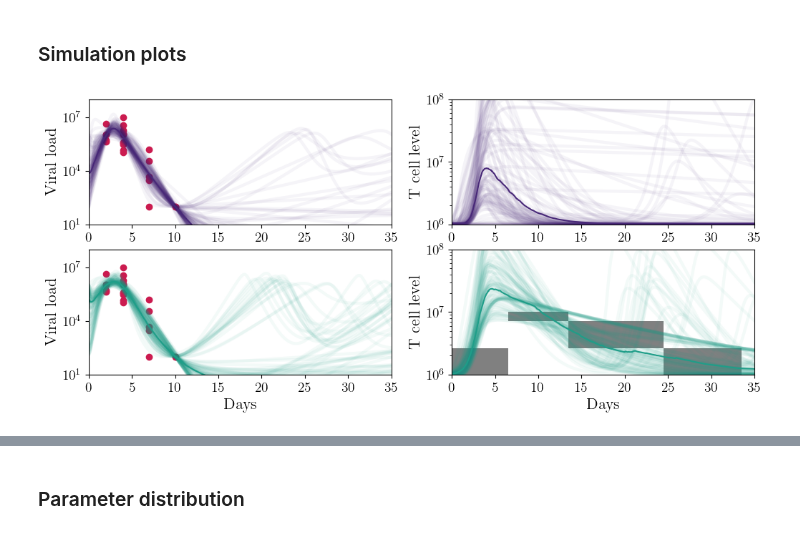
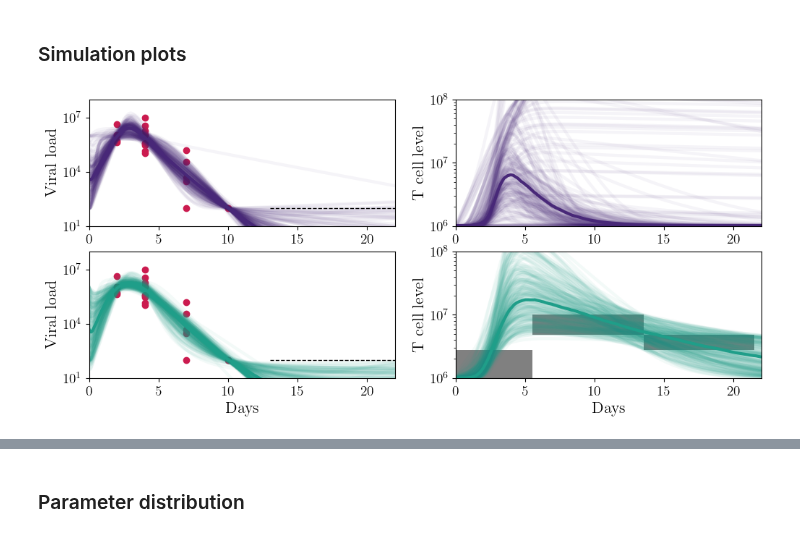
Before and after one commit to systemsmedicine/CrossLabFit, a Jupyter notebook: pyNotebooks/influenzaModel.ipynb, the cells around one changed output, grey strips where cells are left out. Saved outputs shown, nothing was run; the diff lists cells and outputs as text; code cells hidden in the pictures.

```diff
--- a/pyNotebooks/influenzaModel.ipynb
+++ b/pyNotebooks/influenzaModel.ipynb
@@ -95,5 +93,5 @@ def simulations(dfParams, Y0, t, simNum):
 # %%
-dfViralData = pd.read_csv('influenza/viralLoad.data', sep=' ')
+dfViralData = pd.read_csv('influenza/viralLoad.csv')
 # %%
 dfViralData.head(4)
 # %% [output]
@@ -122,10 +120,9 @@ V0 = 0
 T0 = 1e6
 Y0 = [U0, I0, V0, T0]
 
-t = np.linspace(0, 35, 561)
+t = np.linspace(0, 25, 561)
 
 simNumber = dfParams.shape[0]
-# simNumber = 100
 
 U_Qt, I_Qt, V_Qt, T_Qt = simulations(dfParams, Y0, t, simNumber)
 # %%
@@ -143,7 +140,7 @@ dfParams_quant = dfParams.drop(columns=['RSS']).melt(var_name='Parameters', valu
 # %% [markdown]
 ### Qualitative T cell level
 # %%
-dfTcellQual = pd.read_csv('influenza/qualTcell.data', sep=' ')
+dfTcellQual = pd.read_csv('influenza/qualTcell.csv')
 
 Tmax = 1e7
 T0 = 1e6
@@ -174,10 +170,9 @@ V0 = 0
 T0 = 1e6
 Y0 = [U0, I0, V0, T0]
 
-t = np.linspace(0, 35, 561)
+t = np.linspace(0, 25, 561)
 
 simNumber = dfParams.shape[0]
-# simNumber = 100
 
 U_Ql, I_Ql, V_Ql, T_Ql = simulations(dfParams, Y0, t, simNumber)
 # %%
@@ -197,34 +192,36 @@ dfParams_qual = dfParams.drop(columns=['RSS']).melt(var_name='Parameters', value
 # %%
 fig, axs = plt.subplots(nrows=2, ncols=2, figsize=(12,5))
 
-plotNums = 100
-for i in range(plotNums):
+plotNums = 400
+for i in range(200,plotNums):
     axs[0,0].plot(t, V_Qt[i], lw=3, color=palette[0], alpha=0.05)
     axs[0,1].plot(t, T_Qt[i], lw=3, color=palette[0], alpha=0.05)
 
     axs[1,0].plot(t, V_Ql[i], lw=3, color=palette[4], alpha=0.05)
     axs[1,1].plot(t, T_Ql[i], lw=3, color=palette[4], alpha=0.05)
 
-axs[0,0].plot(t, median_VQt, lw=1.5, color=palette[0])
+axs[0,0].plot(t, median_VQt, lw=3, color=palette[0])
 axs[0,0].scatter(x=dfViralData['Days'], y=dfViralData['Virus'], color=palette_2[1], marker="o")
+axs[0,0].hlines(y = 1e2, xmin=13, xmax=25, color='k', lw=1, ls='--')
 axs[0,0].set_yscale('log')
-axs[0,0].set_xlim((0, 35))
+axs[0,0].set_xlim((0, 22))
 axs[0,0].set_ylim((1e1, 1e8))
 
-axs[0,1].plot(t, median_TQt, lw=1.5, color=palette[0])
+axs[0,1].plot(t, median_TQt, lw=3, color=palette[0])
 axs[0,1].set_yscale('log')
-axs[0,1].set_xlim((0, 35))
+axs[0,1].set_xlim((0, 22))
 axs[0,1].set_ylim((1e6, 1e8))
 
-axs[1,0].plot(t, median_VQl, lw=1.5, color=palette[4])
+axs[1,0].plot(t, median_VQl, lw=3, color=palette[4])
 axs[1,0].scatter(x=dfViralData['Days'], y=dfViralData['Virus'], color=palette_2[1], marker="o")
+axs[1,0].hlines(y = 1e2, xmin=13, xmax=25, color='k', lw=1, ls='--')
 axs[1,0].set_yscale('log')
-axs[1,0].set_xlim((0, 35))
+axs[1,0].set_xlim((0, 22))
 axs[1,0].set_ylim((1e1, 1e8))
 
-axs[1,1].plot(t, median_TQl, lw=1.5, color=palette[4])
+axs[1,1].plot(t, median_TQl, lw=3, color=palette[4])
 axs[1,1].set_yscale('log')
-axs[1,1].set_xlim((0, 35))
+axs[1,1].set_xlim((0, 22))
 axs[1,1].set_ylim((1e6, 1e8))
 
 for i in range(len(dfTcellQual['tmin'])):
@@ -232,31 +229,31 @@ for i in range(len(dfTcellQual['tmin'])):
     Tmin = dfTcellQual['Tmin'].values[i]
     width = dfTcellQual['tmax'].values[i] - tmin
     height = dfTcellQual['Tmax'].values[i] - Tmin
     rect = plt.Rectangle((tmin, Tmin), width, height, fc='gray')
     axs[1,1].add_patch(rect)
 
 axs[0,0].set_ylabel('Viral load')
 axs[0,1].set_ylabel('T cell level')
 
 axs[1,0].set_ylabel('Viral load')
 axs[1,1].set_ylabel('T cell level')
 
 axs[1,0].set_xlabel('Days')
 axs[1,1].set_xlabel('Days')
 
 # axs[0,0].text(76, 4.2, r'\textbf{a}', fontsize=22)
 # axs[0,1].text(76, 3.5, r'\textbf{b}', fontsize=22)
 # axs[1,0].text(76, 4.2, r'\textbf{c}', fontsize=22)
 # axs[1,1].text(76, 3.5, r'\textbf{d}', fontsize=22)
 
 # for i in range(2):
 #     axs[i,0].set_ylim((-0.1,5.1))
 #     axs[i,1].set_ylim((0.5,4.1))
 
 # plt.setp(axs, xlim=(-2,82))
 
 # plt.savefig("cycleLV_graphs_sel.svg", transparent=True)
 
 plt.show()
 # %% [output]
-[figure, old version]
+[figure, new version]
```
Also changed, not shown: parts of 8 cells of this notebook, 10 other files.
